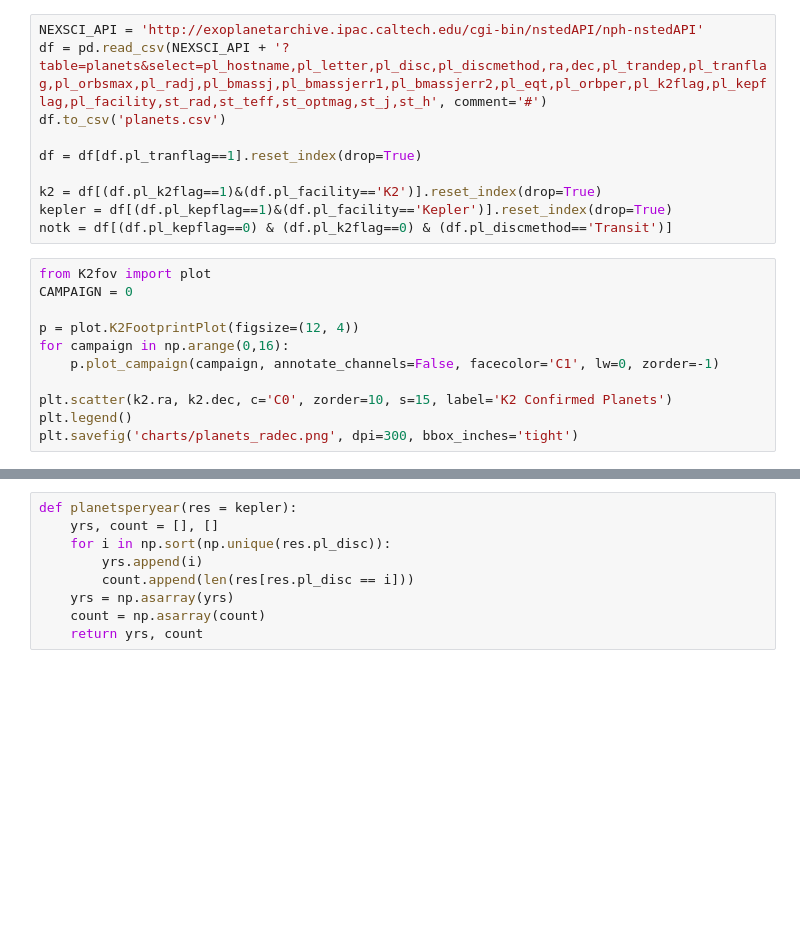
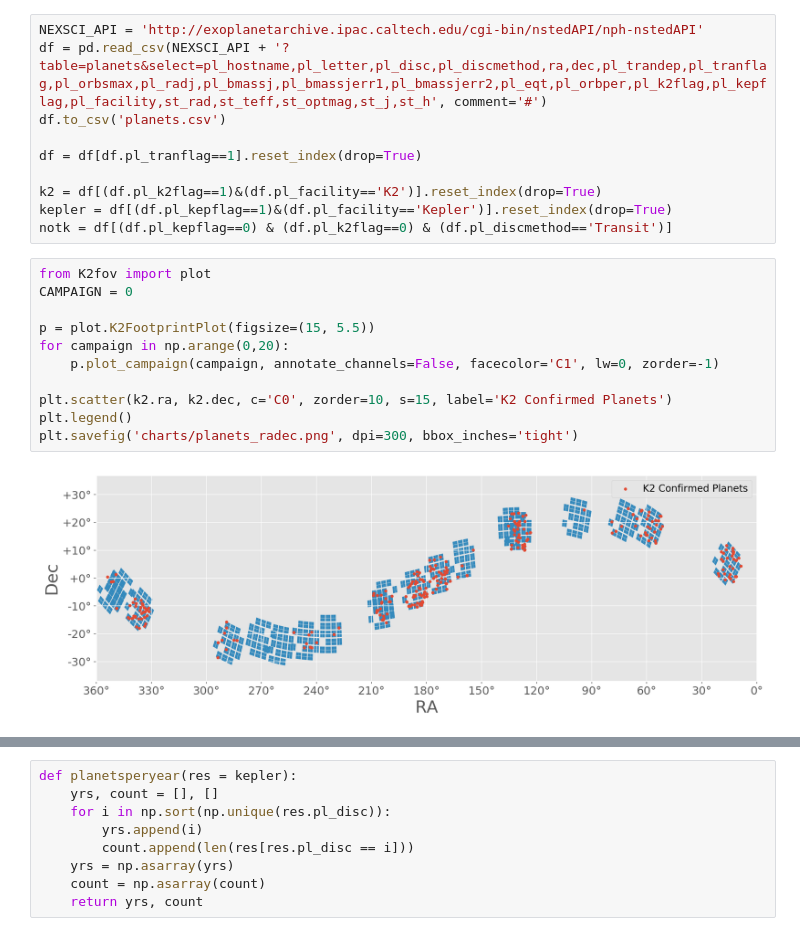
Before and after one commit to christinahedges/atmosphere-charts, a Jupyter notebook: planethist.ipynb, the cells around one changed output, grey strips where cells are left out. Drawn from its saved outputs; the diff is of its cells as text; blank space fills up the shorter version.

```diff
--- a/planethist.ipynb
+++ b/planethist.ipynb
@@ -113,14 +115,16 @@ notk = df[(df.pl_kepflag==0) & (df.pl_k2flag==0) & (df.pl_discmethod=='Transit')
 # %%
 from K2fov import plot
 CAMPAIGN = 0
 
-p = plot.K2FootprintPlot(figsize=(12, 4))
-for campaign in np.arange(0,16):
+p = plot.K2FootprintPlot(figsize=(15, 5.5))
+for campaign in np.arange(0,20):
     p.plot_campaign(campaign, annotate_channels=False, facecolor='C1', lw=0, zorder=-1)
 
 plt.scatter(k2.ra, k2.dec, c='C0', zorder=10, s=15, label='K2 Confirmed Planets')
 plt.legend()
 plt.savefig('charts/planets_radec.png', dpi=300, bbox_inches='tight')
+# %% [output]
+[figure, added]
 # %%
 fig, ax = plt.subplots()
 mag = k2.st_optmag
```
Also changed, not shown: parts of 10 cells of this notebook, 27 other files.
